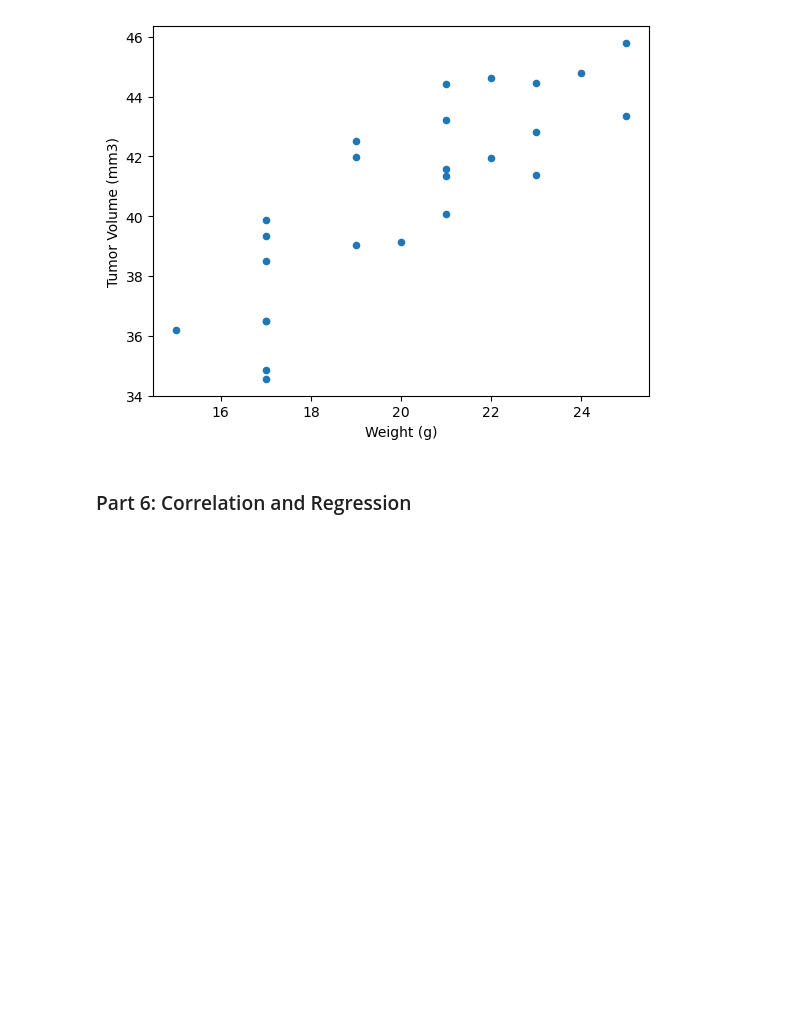
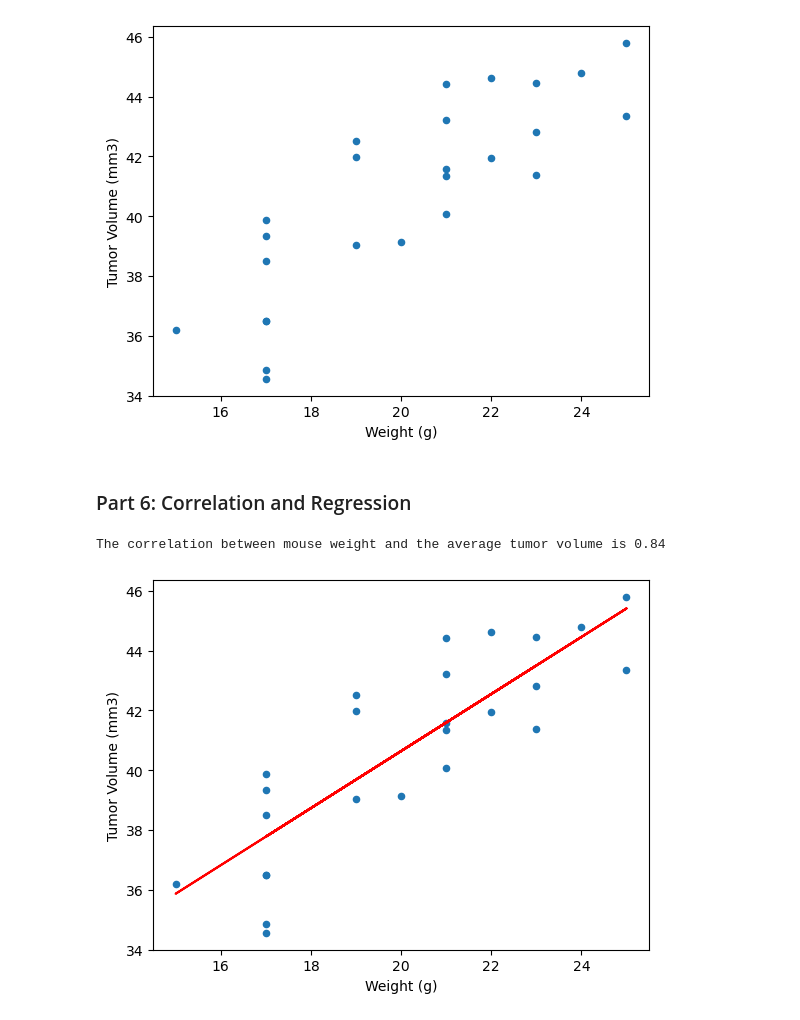
Before and after one commit to benoitchamot/pymaceuticals, a Jupyter notebook: report/report.ipynb, the cells around one changed output. Saved outputs shown, nothing was run; the diff lists cells and outputs as text; code cells hidden in the pictures; blank space fills up the shorter version.

```diff
--- a/report/report.ipynb
+++ b/report/report.ipynb
@@ -365,0 +361,28 @@ plt.show()
+# %%
+# Calculate the correlation coefficient and a linear regression model
+# for mouse weight and average observed tumor volume for the entire Capomulin regimen
+x_data = select_data_avg_tumor['Weight (g)']
+y_data = select_data_avg_tumor['Tumor Volume (mm3)']
+
+# Calculate correlation coefficient
+corr = st.pearsonr(x_data,y_data)[0]
+print(f"The correlation between mouse weight and the average tumor volume is {corr:.2f}")
+
+# Get parameters of linear regression model
+[slope, intercept, rvalue, pvalue, stdeve] = st.linregress(x_data,y_data)
+
+# Calculate regressiuon value
+y_reg = slope*x_data + intercept
+
+
+# Plot data from study
+select_data_avg_tumor.plot(kind='scatter',x='Weight (g)',y='Tumor Volume (mm3)')
+
+# Plot linear regression model
+plt.plot(x_data,y_reg,'r-')
+
+# Show plot
+plt.show()
+# %% [output]
+The correlation between mouse weight and the average tumor volume is 0.84
+[figure, added]
```
Also changed, not shown: parts of 5 cells of this notebook, 1 other file.
